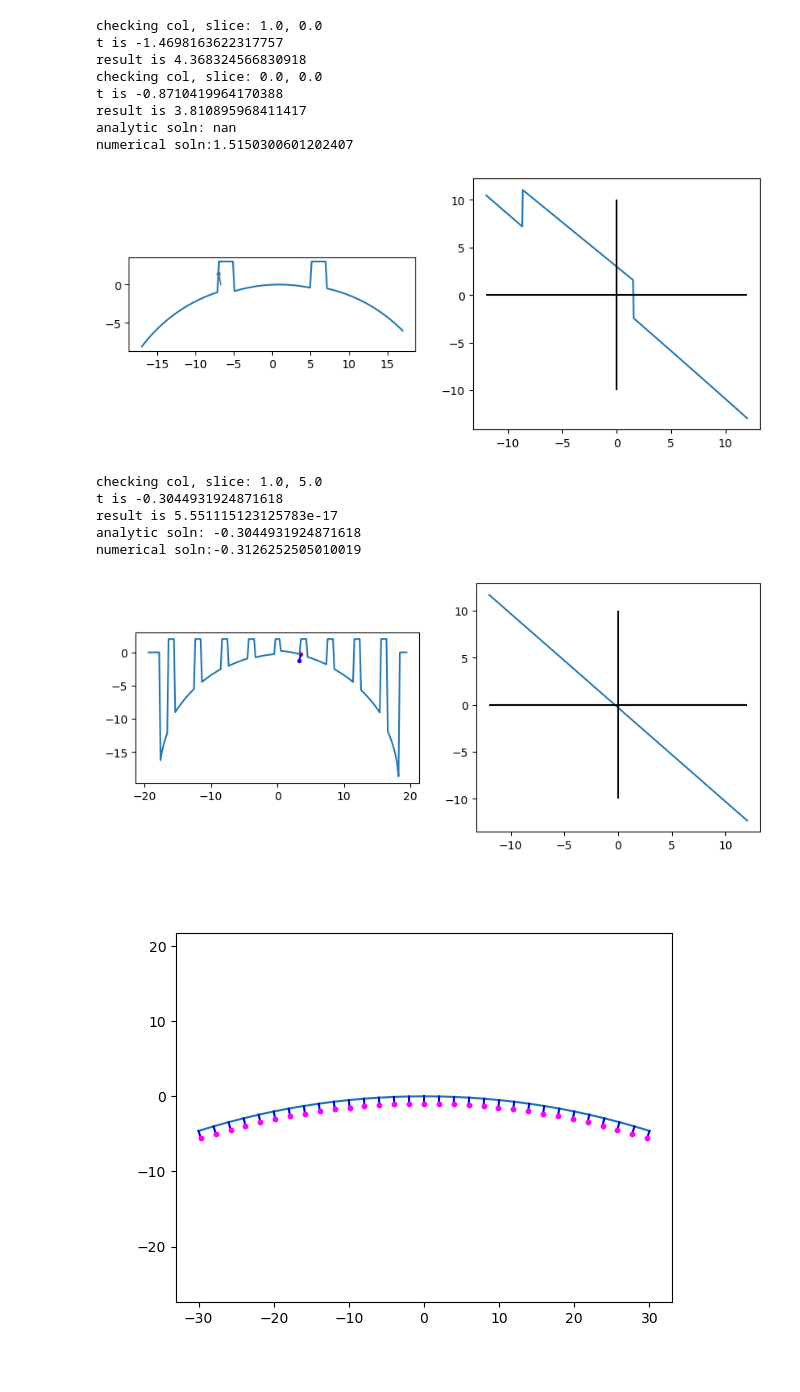
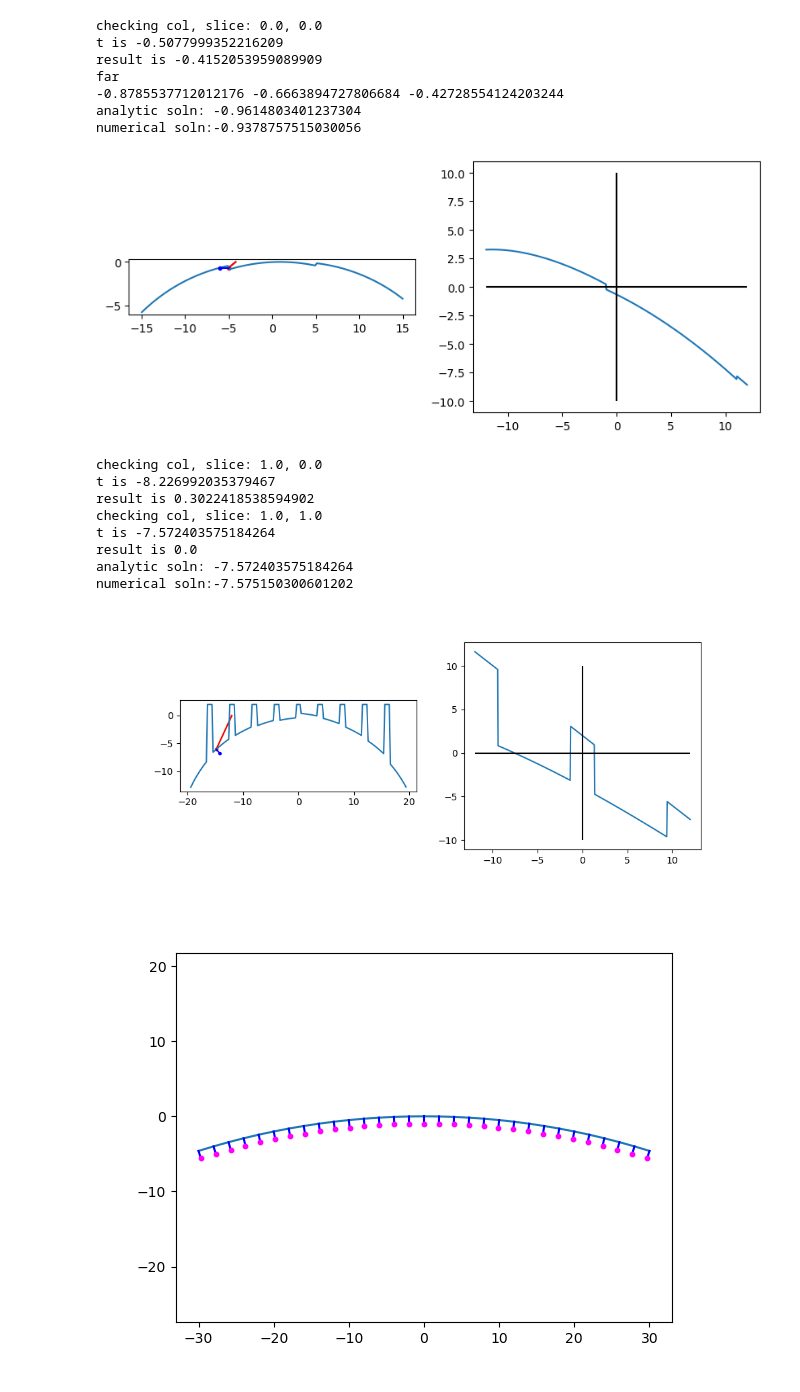
Before and after one commit to ellenle3/ifugen, a Jupyter notebook: python/surface_generator.ipynb, the cells around one changed output. Cells and saved outputs as stored; diff of their text form; code cells hidden in the pictures.

Commit message:
modifying ray tracing algorithm to handle walls

```diff
--- a/python/surface_generator.ipynb
+++ b/python/surface_generator.ipynb
@@ -234,10 +230,12 @@ n_each = 1
 n_rows = 1
 n_cols = 3
 mode = 1
-trace_walls = False
+trace_walls = True
+active_x = False
+active_y = False
 dalpha = 0
 dbeta = 10
-dgamma = 0
+dgamma = 5
 alpha_cen = 0
 beta_cen = 5
 gamma_cen = 0
@@ -246,11 +244,11 @@ dy = 3
 r = -20.1
 c = 1/r
 k = 0
-xgap_width = 2
-xgap_depth = 3
+xgap_width = 0
+xgap_depth = -3
 ygap_width = 0
 ygap_depth = 2
-p = ImageSlicerParams(n_each, n_rows, n_cols, mode, trace_walls, dalpha, dbeta, dgamma, alpha_cen, beta_cen, gamma_cen, dx, dy, c, k, xgap_width, xgap_depth, ygap_width, ygap_depth)
+p = ImageSlicerParams(n_each, n_rows, n_cols, mode, trace_walls, active_x, active_y, dalpha, dbeta, dgamma, alpha_cen, beta_cen, gamma_cen, dx, dy, c, k, xgap_width, xgap_depth, ygap_width, ygap_depth)
 
 yt = 0
 x = np.linspace(-20, 20, 200)
@@ -259,10 +257,10 @@ for i,x1 in enumerate(x):
     surf[i] = make_image_slicer(x1, yt, p, sag_func)
 
 
-xt = -6.7
-l = -0.1
+xt = -4.2
+l = 1.2
 m = 0
-n = 0.5
+n = 0.8
 l = l / np.sqrt(l*l+m*m+n*n)
 m = m / np.sqrt(l*l+m*m+n*n)
 n = n / np.sqrt(l*l+m*m+n*n)
@@ -309,15 +307,14 @@ axs[1].vlines(0, -10, 10, colors='k')
 
 plt.show()
 # %% [output]
-checking col, slice: 1.0, 0.0
-t is -1.4698163622317757
-result is 4.368324566830918
 checking col, slice: 0.0, 0.0
-t is -0.8710419964170388
-result is 3.810895968411417
-analytic soln: nan
-numerical soln:1.5150300601202407
+t is -0.5077999352216209
+result is -0.4152053959089909
+far
+-0.8785537712012176 -0.6663894727806684 -0.42728554124203244
+analytic soln: -0.9614803401237304
+numerical soln:-0.9378757515030056
-[figure, old version]
+[figure, new version]
 # %%
 sag_func = tilted_plane_sag
 surface_norm_func = tilted_plane_surface_normal
@@ -336,22 +333,24 @@ n_rows = 2
 n_cols = 3
 mode = 1
 trace_walls = False
+active_x = False
+active_y = False
 dalpha = -15
 dbeta = 15
-dgamma = 8
+dgamma = 10
 alpha_cen = 0
 beta_cen = 5
 gamma_cen = -5
 dx = 10
 dy = 3
-r = -0.1
+r = -25.1
 c = 1/r
 k = 0
 xgap_width = 2
 xgap_depth = 3
 ygap_width = 1
 ygap_depth = 2
-p = ImageSlicerParams(n_each, n_rows, n_cols, mode, trace_walls, dalpha, dbeta, dgamma, alpha_cen, beta_cen, gamma_cen, dx, dy, c, k, xgap_width, xgap_depth, ygap_width, ygap_depth)
+p = ImageSlicerParams(n_each, n_rows, n_cols, mode, trace_walls, active_x, active_y, dalpha, dbeta, dgamma, alpha_cen, beta_cen, gamma_cen, dx, dy, c, k, xgap_width, xgap_depth, ygap_width, ygap_depth)
 
 xt = 0
 y = np.linspace(-20, 20, 200)
@@ -360,9 +359,9 @@ for i,y1 in enumerate(y):
     surf[i] = make_image_slicer(xt, y1, p, sag_func)
 
 
-yt = 3.5
+yt = -12
 l = 0
-m = 0
+m = 0.2
 n = 0.5
 l = l / np.sqrt(l*l+m*m+n*n)
 m = m / np.sqrt(l*l+m*m+n*n)
@@ -383,39 +382,42 @@ fig, axs = plt.subplots(nrows=1, ncols=2, figsize=(10,4))
 axs[0].plot(y, surf)
 
 # Draw analytically calculated ray and surface normal
 axs[0].plot([yt, yt + tsol*m], [0, tsol*n], c='r', zorder=1)
 axs[0].scatter([yt + tsol*m], [tsol*n], c='r', s=8, zorder=1)
 axs[0].plot([ys, ys+mn], [zs, zs+nn], c='b')
 axs[0].scatter([ys+mn], [zs+nn], c='b', s=8, zorder=10)
 
 #axs[0].plot([yt, yt + tsol*m], [0, tsol*n], c='r', zorder=1)
 #axs[0].scatter([yt + tsol*m], [tsol*n], c='r', s=8, zorder=1)
 #axs[0].plot([ys, ys+mn], [zs, zs+nn], c='b')
 #axs[0].scatter([ys+mn], [zs+nn], c='b', s=8, zorder=10)
 
 # Numerically determined ray
 axs[0].plot([yt, yt + tnum*m], [0, tnum*n], c='gray', zorder=0)
 axs[0].scatter([yt + tnum*m], [tnum*n], c='gray', s=8, zorder=0)
 #print(tnum*n)
 
 #axs[0].plot([yt, yt + tnum*m], [0, tnum*n], c='gray', zorder=0)
 #axs[0].scatter([yt + tnum*m], [tnum*n], c='gray', s=8, zorder=0)
 
 axs[0].set_aspect("equal")
 
 axs[1].plot(t, feval)
 axs[1].hlines(0, t[0], t[-1], colors='k')
 axs[1].vlines(0, -10, 10, colors='k')
 #axs[1].set_ylim(np.nanmin(feval), np.nanmax(feval))
 
 plt.show()
 # %% [output]
-checking col, slice: 1.0, 5.0
-t is -0.3044931924871618
-result is 5.551115123125783e-17
-analytic soln: -0.3044931924871618
-numerical soln:-0.3126252505010019
+checking col, slice: 1.0, 0.0
+t is -8.226992035379467
+result is 0.3022418538594902
+checking col, slice: 1.0, 1.0
+t is -7.572403575184264
+result is 0.0
+analytic soln: -7.572403575184264
+numerical soln:-7.575150300601202
-[figure, old version]
+[figure, new version]
 # %%
 #sag_func = tilted_plane_sag
 #surface_norm_func = tilted_plane_surface_normal
```
Also changed, not shown: parts of 3 cells of this notebook, 1 other file.
